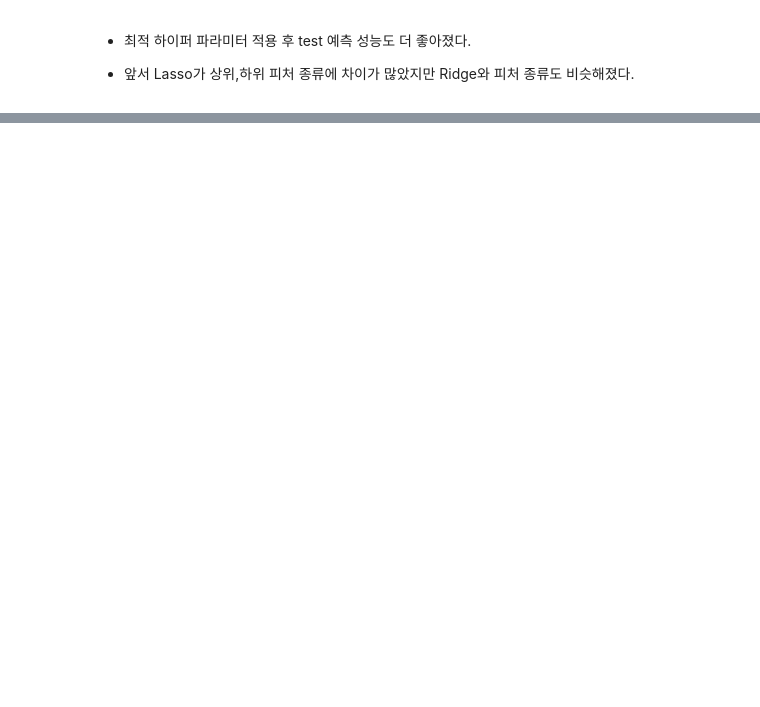
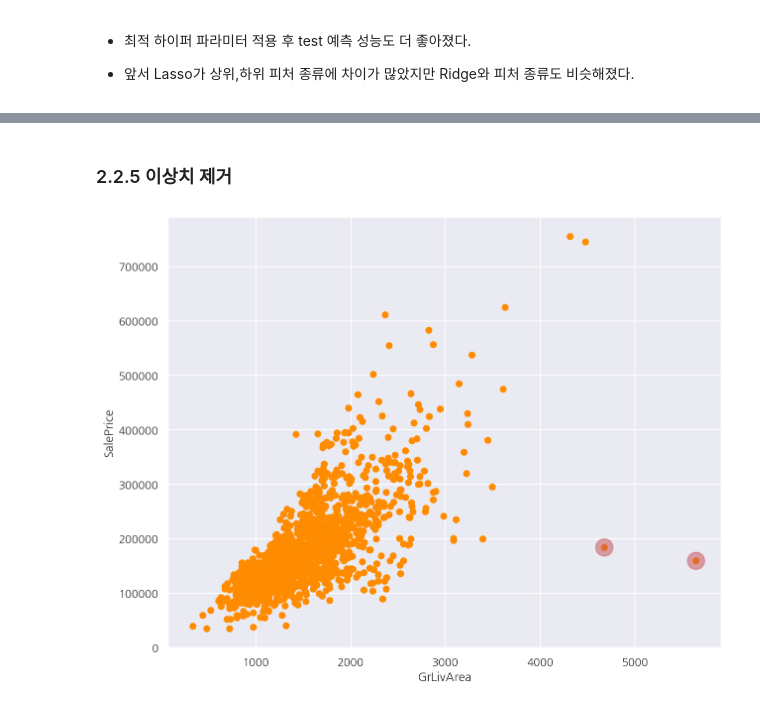
Before and after one commit to Romg2/Python_Study_ML, a Jupyter notebook: 05.회귀/05_4.회귀실습.ipynb, the cells around one changed output, grey strips where cells are left out. Drawn from its saved outputs; the diff is of its cells as text; code cells hidden in the pictures; blank space fills up the shorter version.

```diff
--- a/05.회귀/05_4.회귀실습.ipynb
+++ b/05.회귀/05_4.회귀실습.ipynb
@@ -649,0 +757,15 @@ Lasso 로그 변환된 RMSE: 0.12
+# %% [markdown]
+### 2.2.5 이상치 제거
+# %%
+plt.scatter(house_df_org["GrLivArea"] , house_df_org["SalePrice"], c="darkorange")
+plt.ylabel('SalePrice')
+plt.xlabel('GrLivArea')
+
+# 추후 확인한 이상치 표시
+idx = (house_df_org["GrLivArea"] > 4000) & (house_df_org["SalePrice"] < 200000)
+outlier_df = house_df_org[idx]
+plt.scatter(outlier_df["GrLivArea"] , outlier_df["SalePrice"], s=300, c="r", alpha=0.5 )
+
+plt.show()
+# %% [output]
+[figure, added]
```
Also changed, not shown: parts of 48 cells of this notebook.
